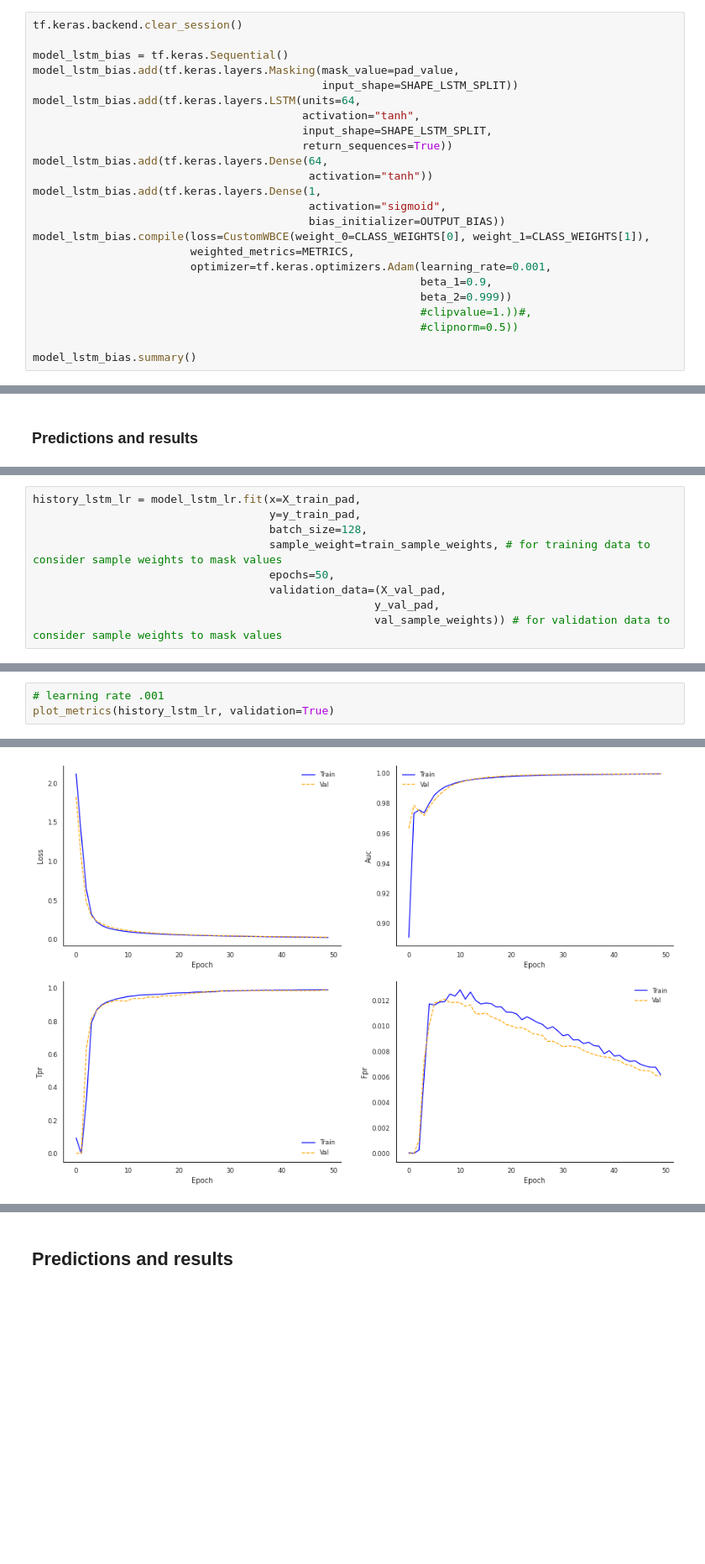
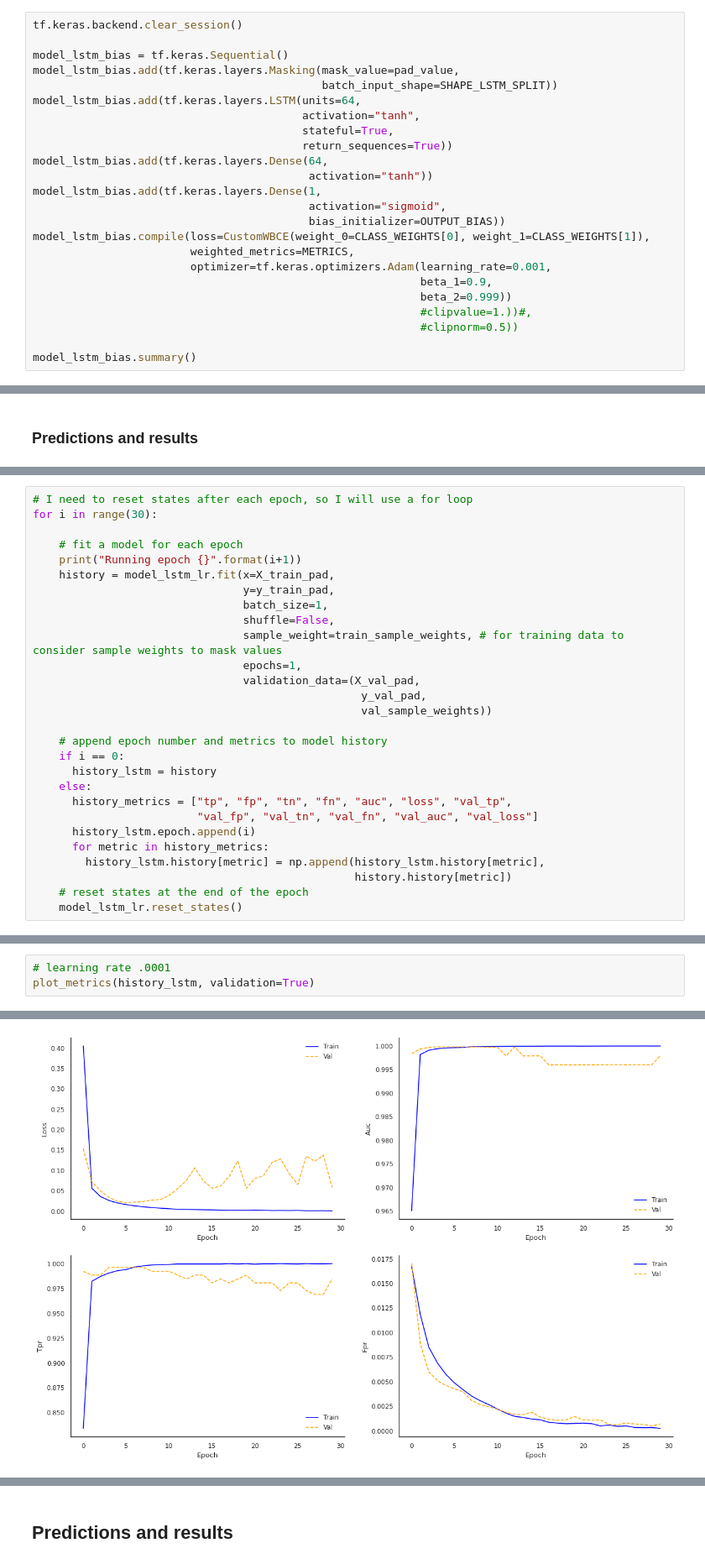
Before and after one commit to sbmoyano/data_science_projects, a Jupyter notebook: fraud_detection/lstm.ipynb, the cells around one changed output, grey strips where cells are left out. Shown at 84% size. Drawn from its saved outputs; the diff is of its cells as text; blank space fills up the shorter version.

```diff
--- a/fraud_detection/lstm.ipynb
+++ b/fraud_detection/lstm.ipynb
@@ -1846,10 +1872,10 @@ tf.keras.backend.clear_session()
 
 model_lstm_bias = tf.keras.Sequential()
 model_lstm_bias.add(tf.keras.layers.Masking(mask_value=pad_value,
-                                            input_shape=SHAPE_LSTM_SPLIT))
+                                            batch_input_shape=SHAPE_LSTM_SPLIT))
 model_lstm_bias.add(tf.keras.layers.LSTM(units=64,
                                          activation="tanh",
-                                         input_shape=SHAPE_LSTM_SPLIT,
+                                         stateful=True,
                                          return_sequences=True))
 model_lstm_bias.add(tf.keras.layers.Dense(64,
                                           activation="tanh"))
@@ -2011,12 +2062,3 @@ Total params: 30,849
 Trainable params: 30,849
 Non-trainable params: 0
 _________________________________________________________________
-# %%
-history_lstm_lr = model_lstm_lr.fit(x=X_train_pad,
-                                    y=y_train_pad,
-                                    batch_size=128,
-                                    sample_weight=train_sample_weights, # for training data to consider sample weights to mask values
-                                    epochs=50,
-                                    validation_data=(X_val_pad,
-                                                    y_val_pad,
-                                                    val_sample_weights)) # for validation data to consider sample weights to mask values
@@ -2040,0 +2065,28 @@ Epoch 50/50
+# %%
+# I need to reset states after each epoch, so I will use a for loop
+for i in range(30):
+
+    # fit a model for each epoch
+    print("Running epoch {}".format(i+1))
+    history = model_lstm_lr.fit(x=X_train_pad,
+                                y=y_train_pad,
+                                batch_size=1,
+                                shuffle=False,
+                                sample_weight=train_sample_weights, # for training data to consider sample weights to mask values
+                                epochs=1,
+                                validation_data=(X_val_pad,
+                                                  y_val_pad,
+                                                  val_sample_weights))
+
+    # append epoch number and metrics to model history
+    if i == 0:
+      history_lstm = history
+    else:
+      history_metrics = ["tp", "fp", "tn", "fn", "auc", "loss", "val_tp",
+                         "val_fp", "val_tn", "val_fn", "val_auc", "val_loss"]
+      history_lstm.epoch.append(i)
+      for metric in history_metrics:
+        history_lstm.history[metric] = np.append(history_lstm.history[metric],
+                                                 history.history[metric])
+    # reset states at the end of the epoch
+    model_lstm_lr.reset_states()
@@ -2041,4 +2111,4 @@ Epoch 50/50
 # %%
-# learning rate .001
-plot_metrics(history_lstm_lr, validation=True)
+# learning rate .0001
+plot_metrics(history_lstm, validation=True)
 # %% [output]
@@ -2045,2 +2116,2 @@ plot_metrics(history_lstm_lr, validation=True)
-[figure, old version]
+[figure, new version]
 # %%
```
Also changed, not shown: parts of 100 cells of this notebook.
